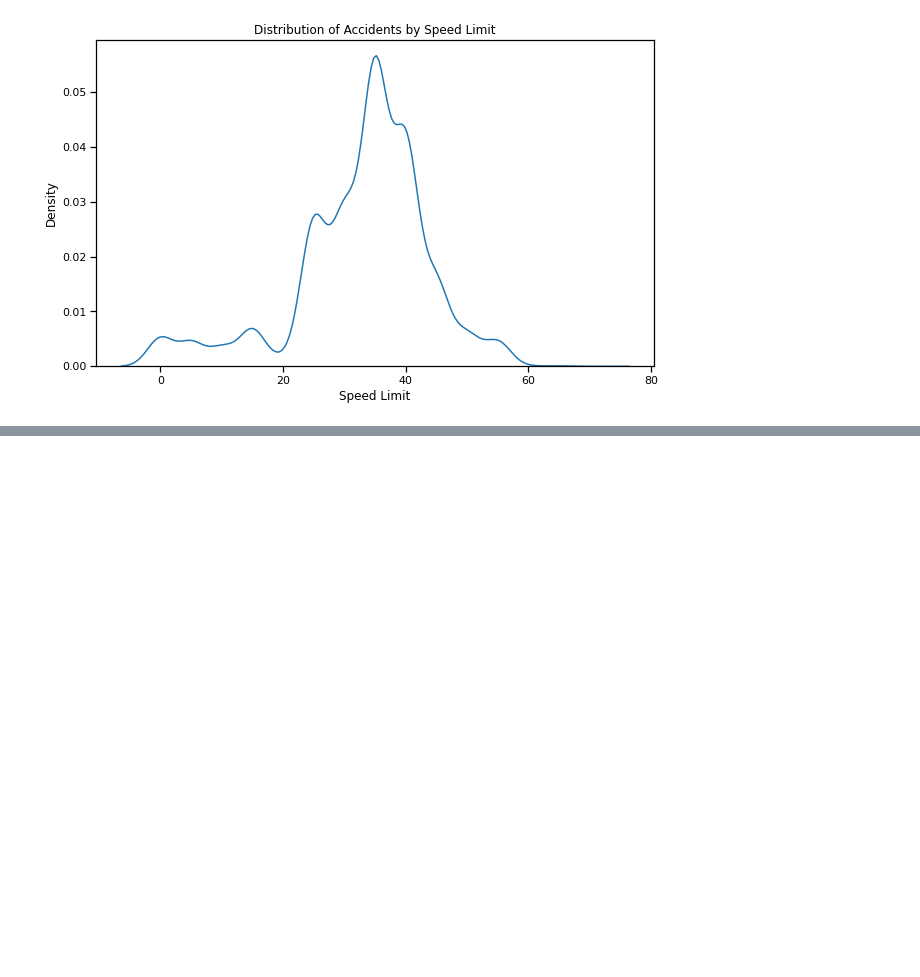
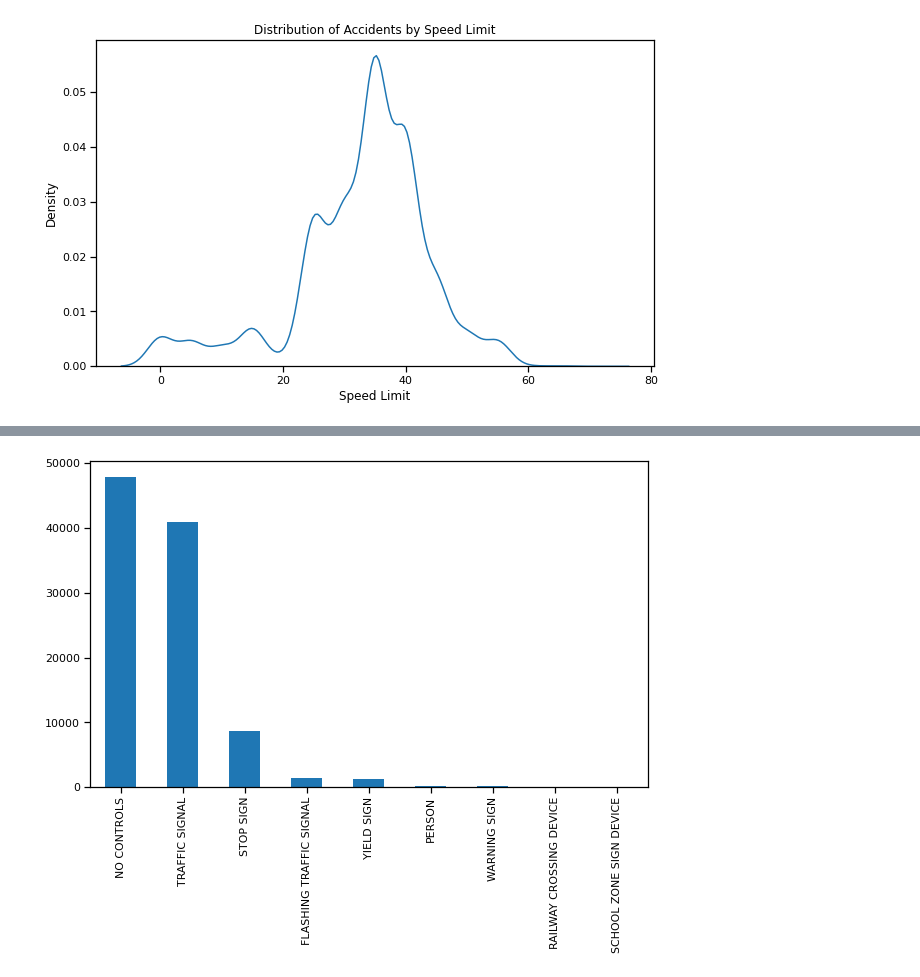
Before and after one commit to ikehirzel/cst383-project1, a Jupyter notebook: project_1.ipynb, the cells around one changed output, grey strips where cells are left out. Saved outputs shown, nothing was run; the diff lists cells and outputs as text; code cells hidden in the pictures; blank space fills up the shorter version.

```diff
--- a/project_1.ipynb
+++ b/project_1.ipynb
@@ -62,0 +69,4 @@ Text(0.5, 1.0, 'Distribution of Accidents by Speed Limit')
+# %%
+interType = df["Traffic Control"][(df["Traffic Control"] != "OTHER") & (df["Traffic Control"] != "UNKNOWN")].dropna().value_counts(ascending=False).plot.bar()
+# %% [output]
+[figure, added]
```
Also changed, not shown: parts of 1 cell of this notebook.
